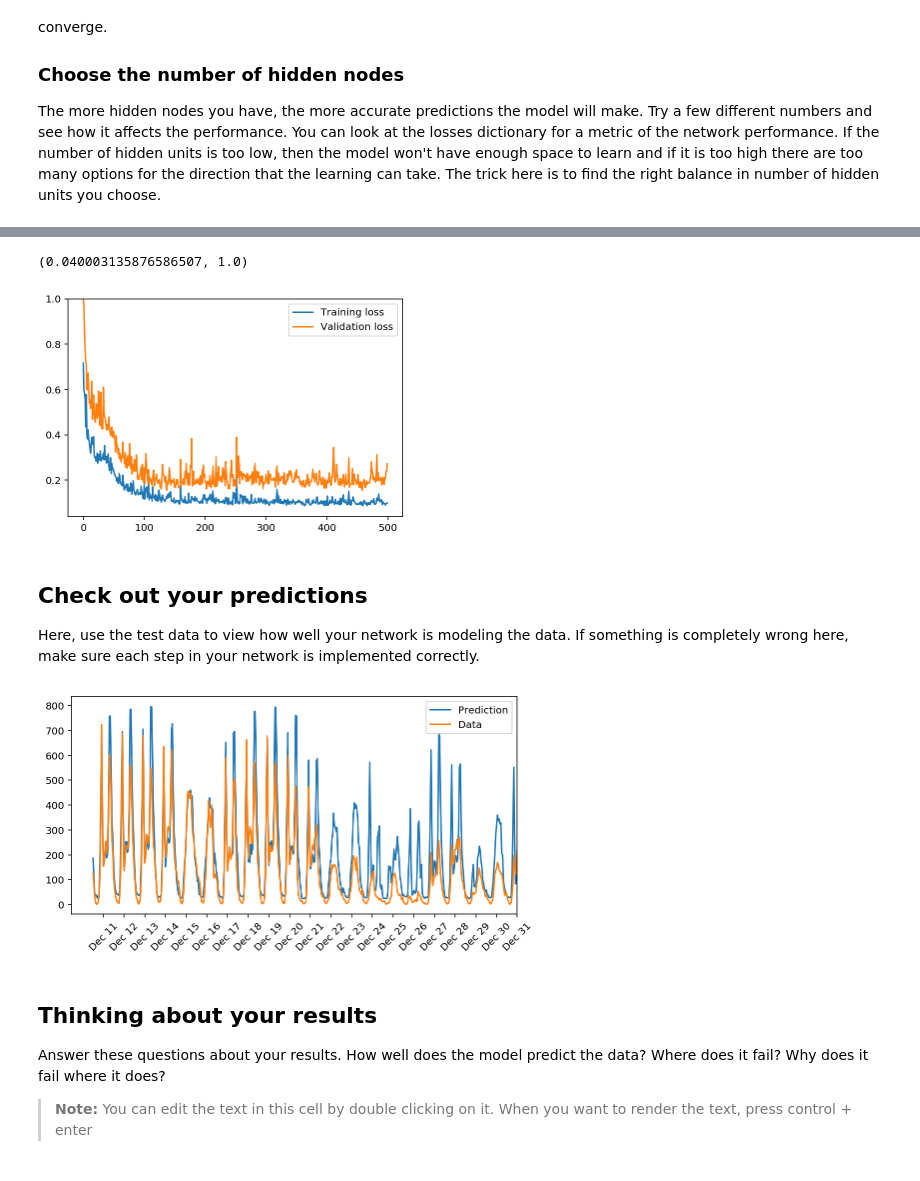
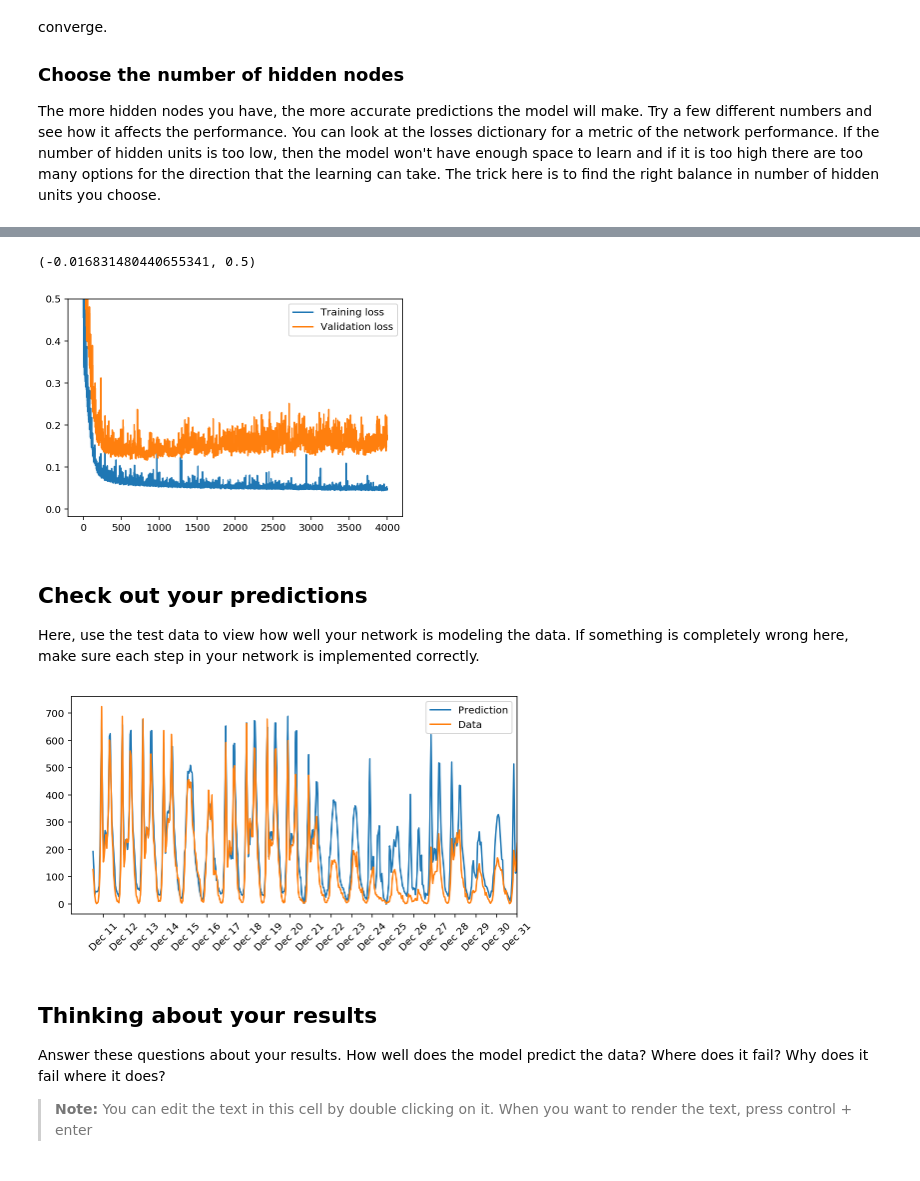
Before and after one commit to onlinedj/dlnd_project1, a Jupyter notebook: dlnd-your-first-neural-network.ipynb, the cells around one changed output, grey strips where cells are left out. Cells and saved outputs as stored; diff of their text form; code cells hidden in the pictures.

```diff
--- a/dlnd-your-first-neural-network.ipynb
+++ b/dlnd-your-first-neural-network.ipynb
@@ -195,9 +195,9 @@ The more hidden nodes you have, the more accurate predictions the model will mak
 import sys
 
 ### Set the hyperparameters here ###
-epochs = 500
-learning_rate = 0.25
-hidden_nodes = 4
+epochs = 4000
+learning_rate = 0.1
+hidden_nodes = 18
 output_nodes = 1
 
 N_i = train_features.shape[1]
@@ -225,11 +225,11 @@ Progress: 99.8% ... Training loss: 0.098 ... Validation loss: 0.272
 # %%
 plt.plot(losses['train'], label='Training loss')
 plt.plot(losses['validation'], label='Validation loss')
 plt.legend()
-plt.ylim(ymax=1.0)
+plt.ylim(ymax=0.5)
 # %% [output]
-(0.040003135876586507, 1.0)
+(-0.016831480440655341, 0.5)
-[figure, old version]
+[figure, new version]
 # %% [markdown]
 ## Check out your predictions
 
@@ -249,7 +249,7 @@ dates = dates.apply(lambda d: d.strftime('%b %d'))
 ax.set_xticks(np.arange(len(dates))[12::24])
 _ = ax.set_xticklabels(dates[12::24], rotation=45)
 # %% [output]
-[figure, old version]
+[figure, new version]
 # %% [markdown]
 ## Thinking about your results
 
```
Also changed, not shown: parts of 1 cell of this notebook, 1 other file.
